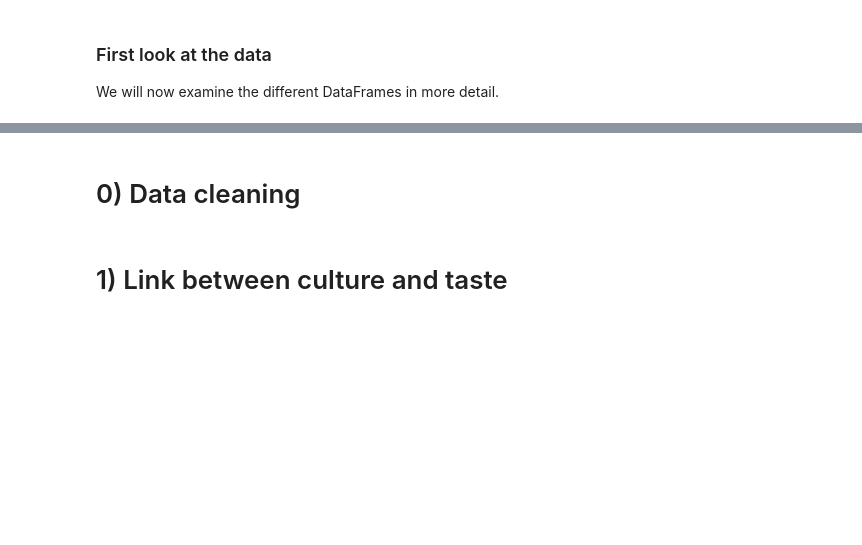
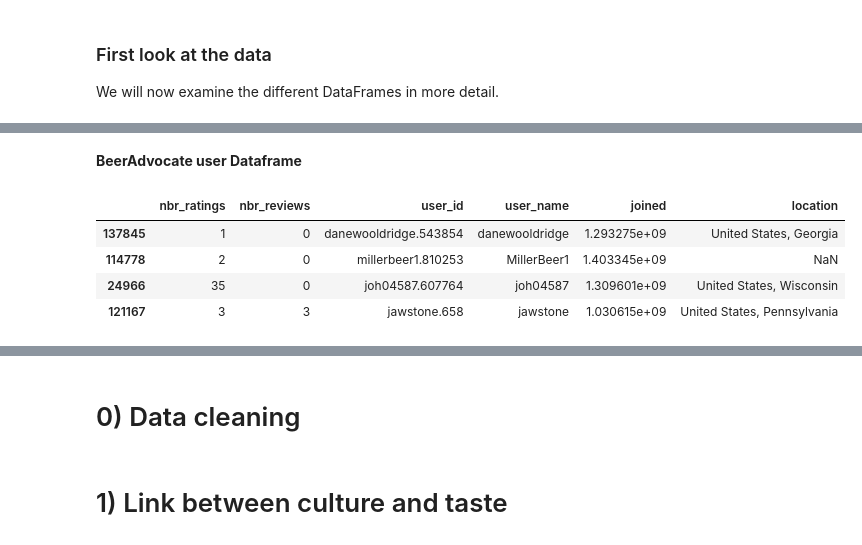
Before and after one commit to epfl-ada/ada-2024-project-datapilots, a Jupyter notebook: results.ipynb, the cells around one changed output, grey strips where cells are left out. Drawn from its saved outputs; the diff is of its cells as text; code cells hidden in the pictures; blank space fills up the shorter version.

```diff
--- a/results.ipynb
+++ b/results.ipynb
@@ -81,0 +125,10 @@ We will now examine the different DataFrames in more detail.
+# %% [markdown]
+**BeerAdvocate user Dataframe**
+# %%
+ba_users.sample(4)
+# %% [output]
+|  | nbr_ratings | nbr_reviews | user_id | user_name | joined | location |
+| 137845 | 1 | 0 | danewooldridge.543854 | danewooldridge | 1.293275e+09 | United States, Georgia |
+| 114778 | 2 | 0 | millerbeer1.810253 | MillerBeer1 | 1.403345e+09 | NaN |
+| 24966 | 35 | 0 | joh04587.607764 | joh04587 | 1.309601e+09 | United States, Wisconsin |
+| 121167 | 3 | 3 | jawstone.658 | jawstone | 1.030615e+09 | United States, Pennsylvania |
```
Also changed, not shown: parts of 21 cells of this notebook.
